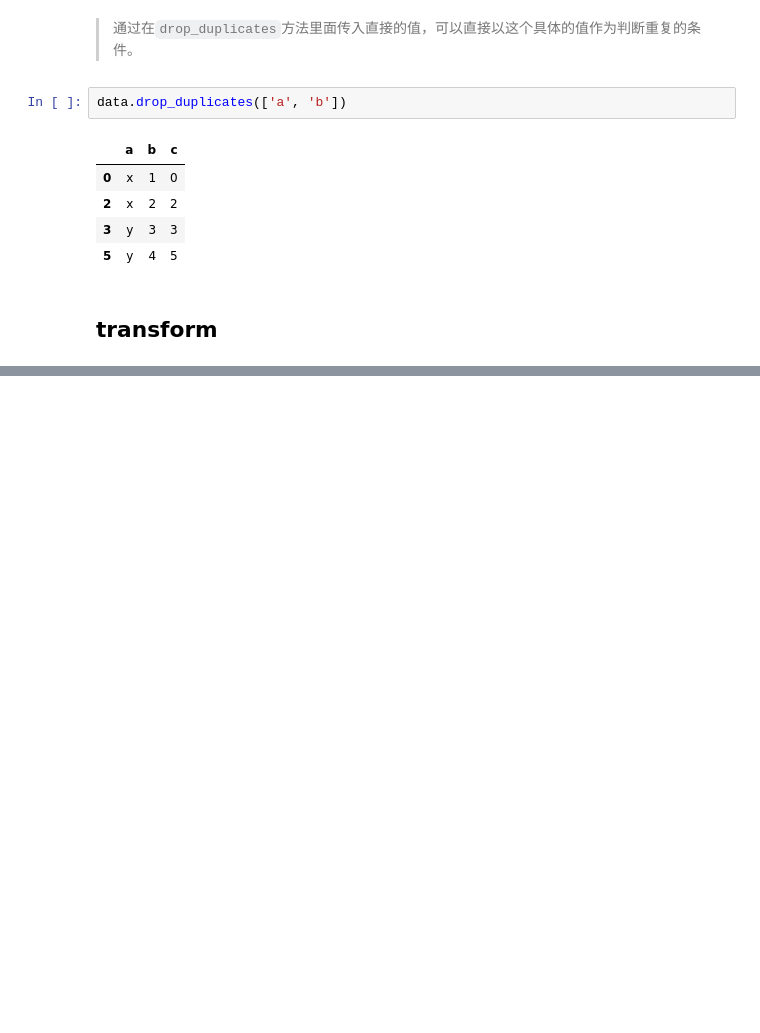
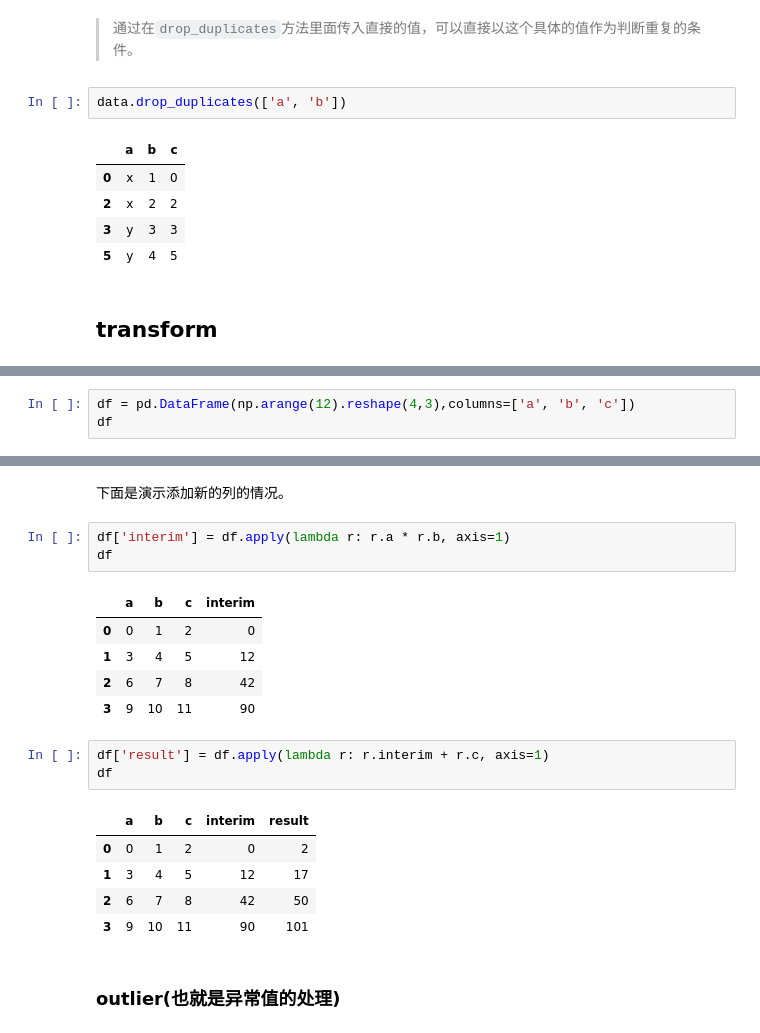
Before and after one commit to lqleon1214/data_analysis_test, a Jupyter notebook: data clean.ipynb, the cells around one changed output, grey strips where cells are left out. Saved outputs shown, nothing was run; the diff lists cells and outputs as text; blank space fills up the shorter version.

Commit message:
finished data clean study!

```diff
--- a/data clean.ipynb
+++ b/data clean.ipynb
@@ -550,0 +645,3 @@ data.drop_duplicates(['a', 'b'])
+# %%
+df = pd.DataFrame(np.arange(12).reshape(4,3),columns=['a', 'b', 'c'])
+df
@@ -550,0 +671,22 @@ data.drop_duplicates(['a', 'b'])
+# %% [markdown]
+下面是演示添加新的列的情况。
+# %%
+df['interim'] = df.apply(lambda r: r.a * r.b, axis=1)
+df
+# %% [output]
+|  | a | b | c | interim |
+| 0 | 0 | 1 | 2 | 0 |
+| 1 | 3 | 4 | 5 | 12 |
+| 2 | 6 | 7 | 8 | 42 |
+| 3 | 9 | 10 | 11 | 90 |
+# %%
+df['result'] = df.apply(lambda r: r.interim + r.c, axis=1)
+df
+# %% [output]
+|  | a | b | c | interim | result |
+| 0 | 0 | 1 | 2 | 0 | 2 |
+| 1 | 3 | 4 | 5 | 12 | 17 |
+| 2 | 6 | 7 | 8 | 42 | 50 |
+| 3 | 9 | 10 | 11 | 90 | 101 |
+# %% [markdown]
+### outlier(也就是异常值的处理)
```
Also changed, not shown: parts of 21 cells of this notebook.
